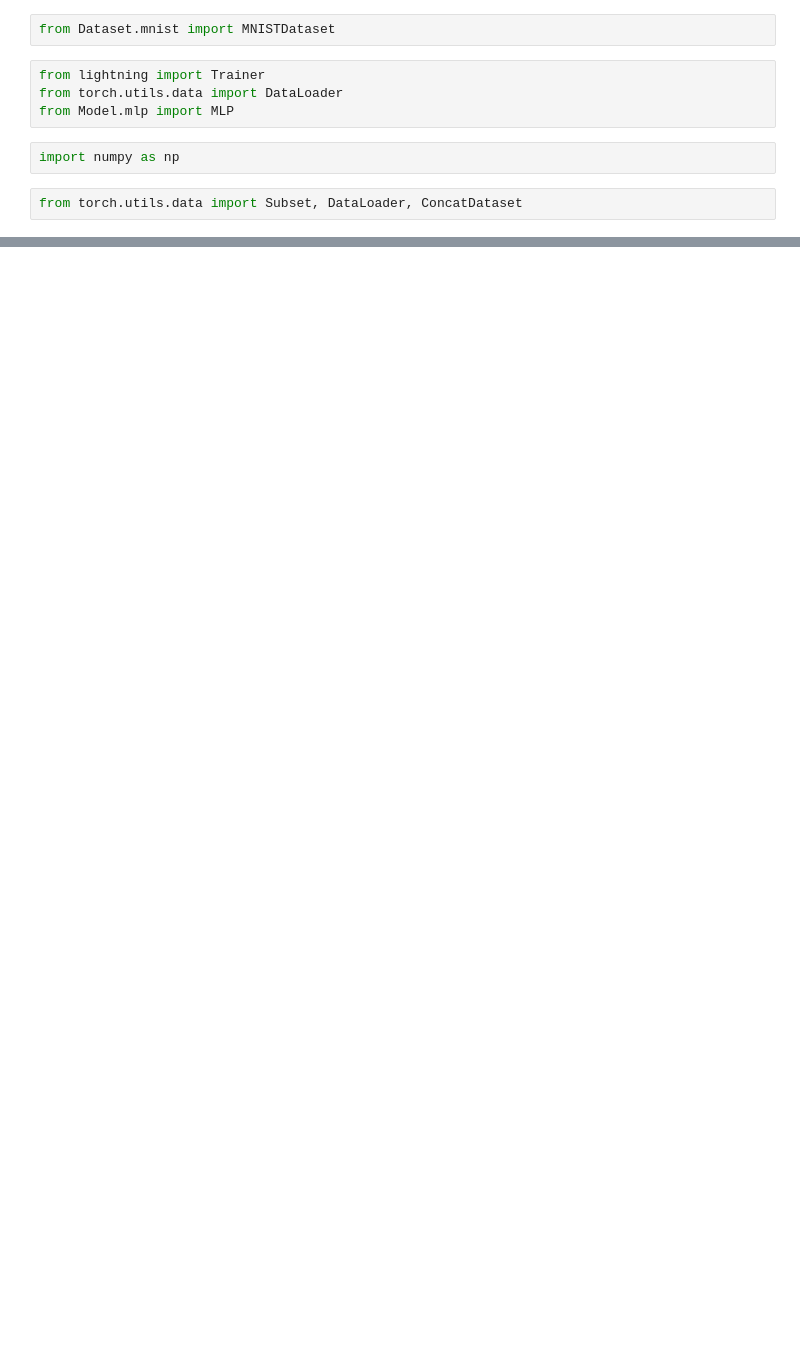
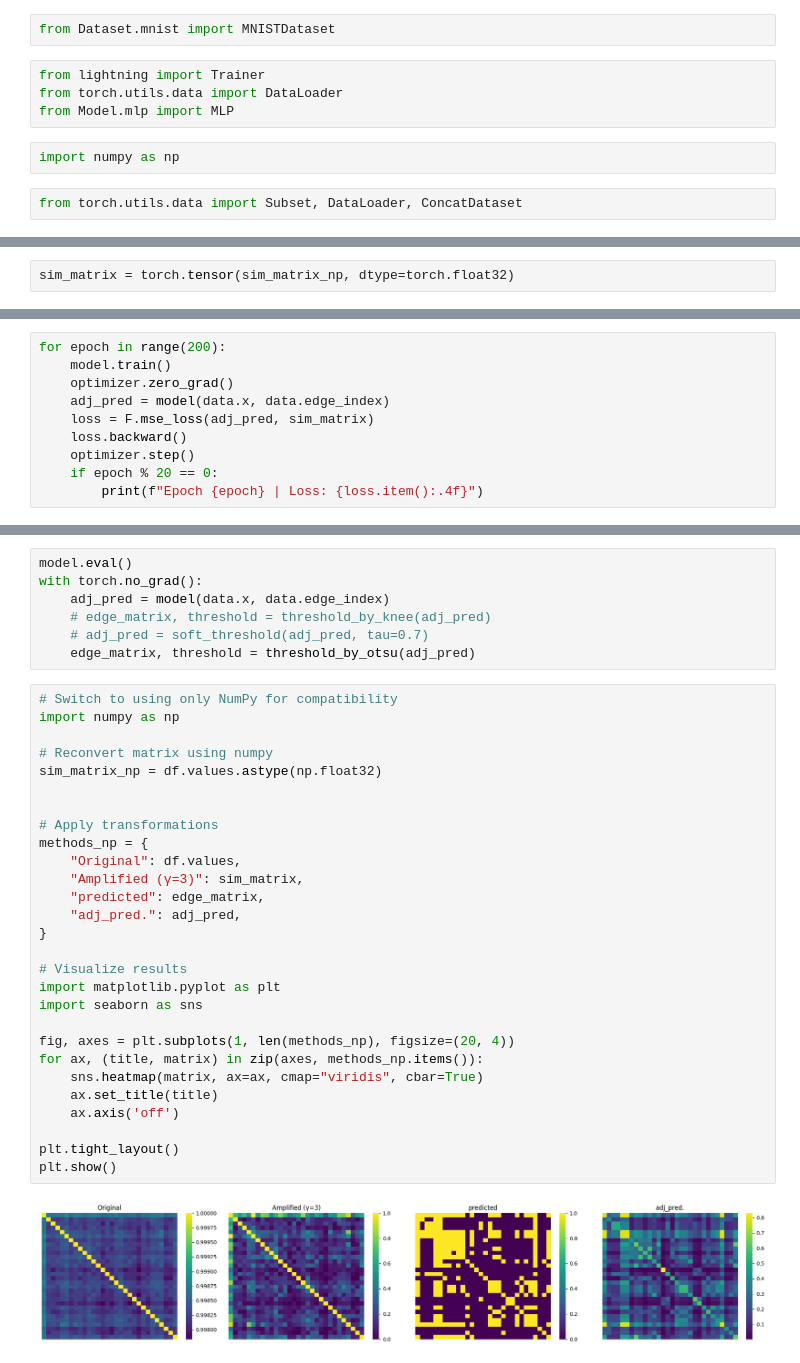
Before and after one commit to luke-feng/TIA, a Jupyter notebook: test.ipynb, the cells around one changed output, grey strips where cells are left out. Drawn from its saved outputs; the diff is of its cells as text; blank space fills up the shorter version.

```diff
--- a/test.ipynb
+++ b/test.ipynb
@@ -89,0 +267,2 @@ j:\TIA\.venv\Lib\site-packages\lightning\pytorch\trainer\connectors\data_connect
+# %%
+sim_matrix = torch.tensor(sim_matrix_np, dtype=torch.float32)
@@ -89,0 +279,10 @@ j:\TIA\.venv\Lib\site-packages\lightning\pytorch\trainer\connectors\data_connect
+# %%
+for epoch in range(200):
+    model.train()
+    optimizer.zero_grad()
+    adj_pred = model(data.x, data.edge_index)
+    loss = F.mse_loss(adj_pred, sim_matrix)
+    loss.backward()
+    optimizer.step()
+    if epoch % 20 == 0:
+        print(f"Epoch {epoch} | Loss: {loss.item():.4f}")
@@ -89,0 +300,37 @@ j:\TIA\.venv\Lib\site-packages\lightning\pytorch\trainer\connectors\data_connect
+# %%
+model.eval()
+with torch.no_grad():
+    adj_pred = model(data.x, data.edge_index)
+    # edge_matrix, threshold = threshold_by_knee(adj_pred)
+    # adj_pred = soft_threshold(adj_pred, tau=0.7)
+    edge_matrix, threshold = threshold_by_otsu(adj_pred)
+# %%
+# Switch to using only NumPy for compatibility
+import numpy as np
+
+# Reconvert matrix using numpy
+sim_matrix_np = df.values.astype(np.float32)
+
+
+# Apply transformations
+methods_np = {
+    "Original": df.values,
+    "Amplified (γ=3)": sim_matrix,
+    "predicted": edge_matrix,
+    "adj_pred.": adj_pred,
+}
+
+# Visualize results
+import matplotlib.pyplot as plt
+import seaborn as sns
+
+fig, axes = plt.subplots(1, len(methods_np), figsize=(20, 4))
+for ax, (title, matrix) in zip(axes, methods_np.items()):
+    sns.heatmap(matrix, ax=ax, cmap="viridis", cbar=True)
+    ax.set_title(title)
+    ax.axis('off')
+
+plt.tight_layout()
+plt.show()
+# %% [output]
+[figure, added]
```
Also changed, not shown: parts of 17 cells of this notebook, 16 other files.
